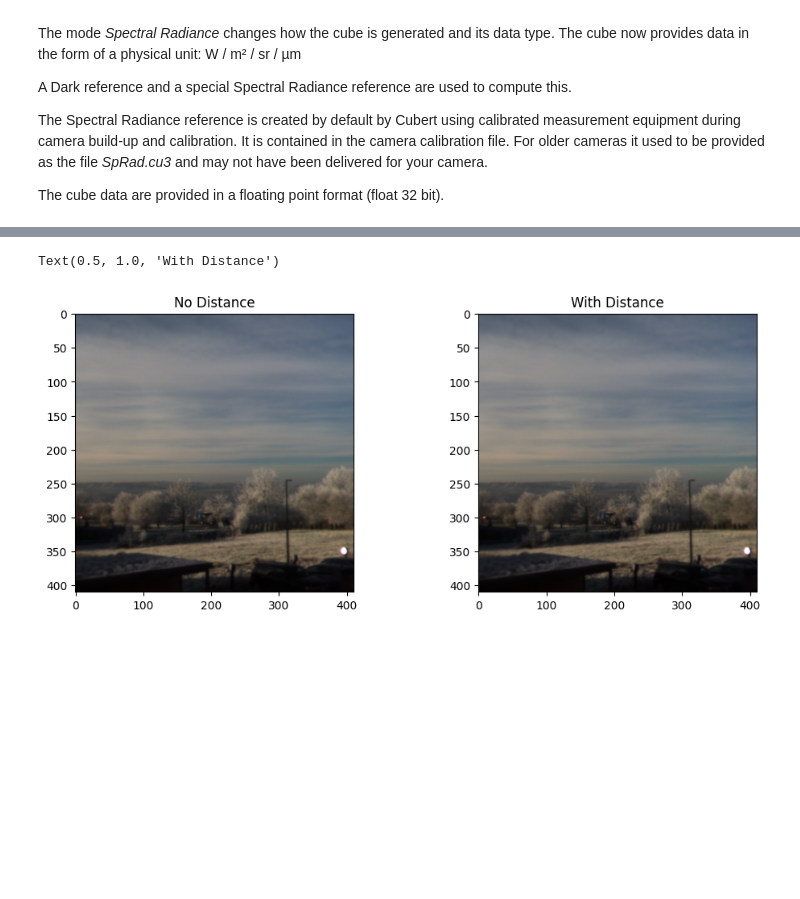
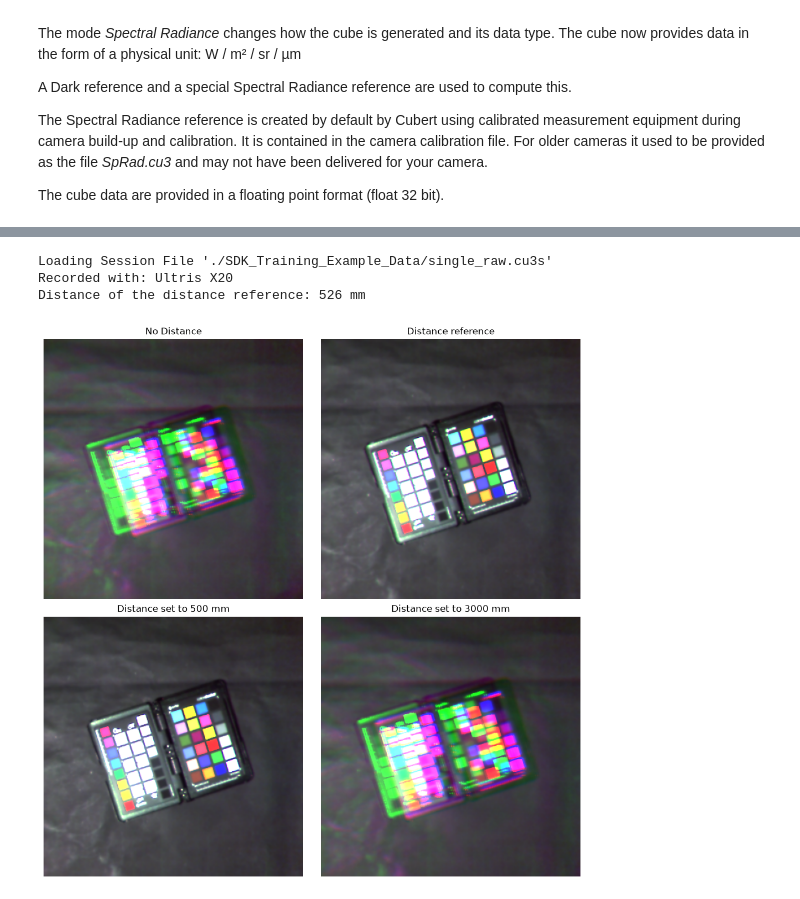
Before and after one commit to cubert-hyperspectral/cuvis.python.examples, a Jupyter notebook: Example_3_Reprocess.ipynb, the cells around one changed output, grey strips where cells are left out. Saved outputs shown, nothing was run; the diff lists cells and outputs as text; code cells hidden in the pictures; blank space fills up the shorter version.

Commit message:
Example 3 calibrates distance on single_raw. Example 4 pansharpens Drone measurement 2 with a comparison figure. Example 5 has clearer camera comments.

```diff
--- a/Example_3_Reprocess.ipynb
+++ b/Example_3_Reprocess.ipynb
@@ -285,37 +291,54 @@ In this example, the measurement itself will be used as the distance reference.
 # %%
-# Set processing mode
-processing_context.processing_mode = cuvis.ProcessingMode.Reflectance
+# Load the demo measurement recorded with an Ultris X20
+distance_session_file_path = "./SDK_Training_Example_Data/single_raw.cu3s"
+print(F"Loading Session File '{distance_session_file_path}'")
+distance_session = cuvis.SessionFile(distance_session_file_path)
+distance_measurement = distance_session.get_measurement(0)
+print(F"Recorded with: {distance_measurement.product_name}")
 
-# Set references
-processing_context.set_reference(dark_mesu, cuvis.ReferenceType.Dark)
-processing_context.set_reference(white_mesu, cuvis.ReferenceType.White)
-processing_context.clear_reference(cuvis.ReferenceType.Distance)
+# The ProcessingContext loads the Dark, White and Distance references stored in the SessionFile
+distance_context = cuvis.ProcessingContext(distance_session)
+distance_context.processing_mode = cuvis.ProcessingMode.Reflectance
 
-# Compute a cube in Reflectance mode for the measurement
-processing_context.apply(measurement)
-
-# Show data
 # Note: The Viewer is explained in detail in Example 5
 # It is used here to generate an RGB view of the measurement as
 # the effect of Distance calibration is not visible by only observing a single channel
 viewer = cuvis.Viewer(cuvis.ViewerSettings(userplugin="./plugins/00_RGB.xml"))
-view_nodistance = viewer.apply(measurement)
 
-# Set distance reference
-processing_context.set_reference(measurement, cuvis.ReferenceType.Distance)
+# No distance calibration: clear the Distance reference of the context and the one the measurement carries
+distance_context.clear_reference(cuvis.ReferenceType.Distance)
+distance_measurement.clear_implicit_reference(cuvis.ReferenceType.Distance)
+distance_context.apply(distance_measurement)
+view_nodistance = viewer.apply(distance_measurement)
 
-# Compute a cube in Reflectance mode for the measurement with applied distance
-processing_context.apply(measurement)
-view_withdistance = viewer.apply(measurement)
+# Distance reference: here the one stored in the SessionFile
+distance_reference = distance_session.get_reference(0, cuvis.ReferenceType.Distance)
+distance_context.set_reference(distance_reference, cuvis.ReferenceType.Distance)
+distance_context.apply(distance_measurement)
+view_reference = viewer.apply(distance_measurement)
+print(F"Distance of the distance reference: {distance_measurement.distance:.0f} mm")
 
-fig, (ax0, ax1) = plt.subplots(1, 2, figsize=(10, 4), constrained_layout=True)
-ax0.imshow(view_nodistance.array)
-ax0.set_title("No Distance")
-ax1.imshow(view_withdistance.array)
-ax1.set_title("With Distance")
+# Known distance: set directly in millimeters, once close to the real distance and once far off
+distance_context.calc_distance(500)
+distance_context.apply(distance_measurement)
+view_500mm = viewer.apply(distance_measurement)
+
+distance_context.calc_distance(3000)
+distance_context.apply(distance_measurement)
+view_3000mm = viewer.apply(distance_measurement)
+
+fig, axes = plt.subplots(2, 2, figsize=(10, 10), constrained_layout=True)
+views = [view_nodistance, view_reference, view_500mm, view_3000mm]
+titles = ["No Distance", "Distance reference", "Distance set to 500 mm", "Distance set to 3000 mm"]
+for ax, view, title in zip(axes.flat, views, titles):
+    ax.imshow(view.array)
+    ax.set_title(title)
+    ax.axis("off")
 # %% [output]
-Text(0.5, 1.0, 'With Distance')
+Loading Session File './SDK_Training_Example_Data/single_raw.cu3s'
+Recorded with: Ultris X20
+Distance of the distance reference: 526 mm
-[figure, old version]
+[figure, new version]
 # %%
 # Interactive visualization of different processing modes
 import numpy as np
```
Also changed, not shown: parts of 7 cells of this notebook, 3 other files.
